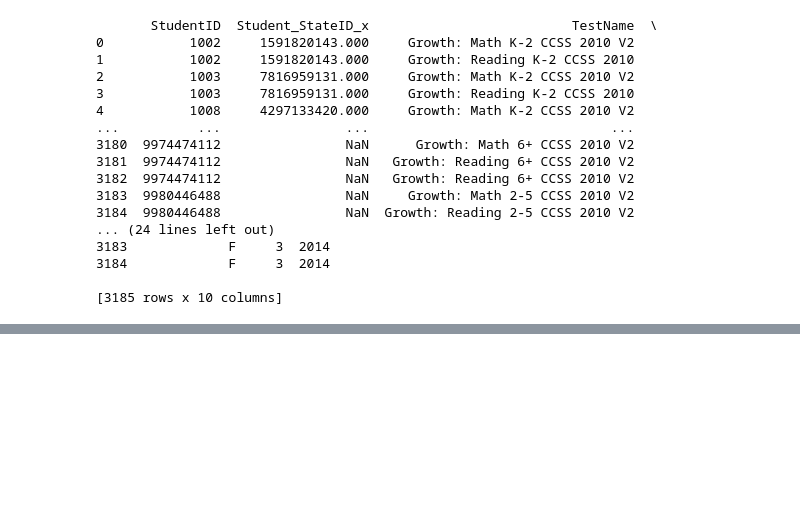
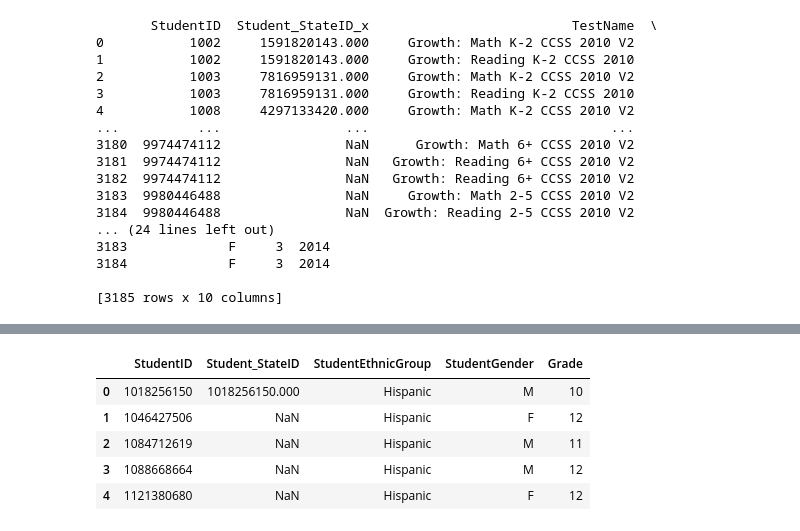
Before and after one commit to worldterminator/mess, a Jupyter notebook: leap.ipynb, the cells around one changed output, grey strips where cells are left out. Cells and saved outputs as stored; diff of their text form; code cells hidden in the pictures; blank space fills up the shorter version.

```diff
--- a/leap.ipynb
+++ b/leap.ipynb
@@ -259,0 +281,21 @@ print(merged14)
+# %%
+# File path
+file_path = '/content/drive/My Drive/enrollment201516.csv'
+
+# Read the CSV file
+data= pd.read_csv(file_path)
+
+# List of column names you want to keep
+columns_to_keep = ['StudentID', 'Student_StateID', 'StudentEthnicGroup','StudentGender','Grade']
+
+# Create a new DataFrame with only these columns
+enrollment1516= data[columns_to_keep]
+
+enrollment1516.head()
+# %% [output]
+|  | StudentID | Student_StateID | StudentEthnicGroup | StudentGender | Grade |
+| 0 | 1018256150 | 1018256150.000 | Hispanic | M | 10 |
+| 1 | 1046427506 | NaN | Hispanic | F | 12 |
+| 2 | 1084712619 | NaN | Hispanic | M | 11 |
+| 3 | 1088668664 | NaN | Hispanic | M | 12 |
+| 4 | 1121380680 | NaN | Hispanic | F | 12 |
```
Also changed, not shown: parts of 4 cells of this notebook.
